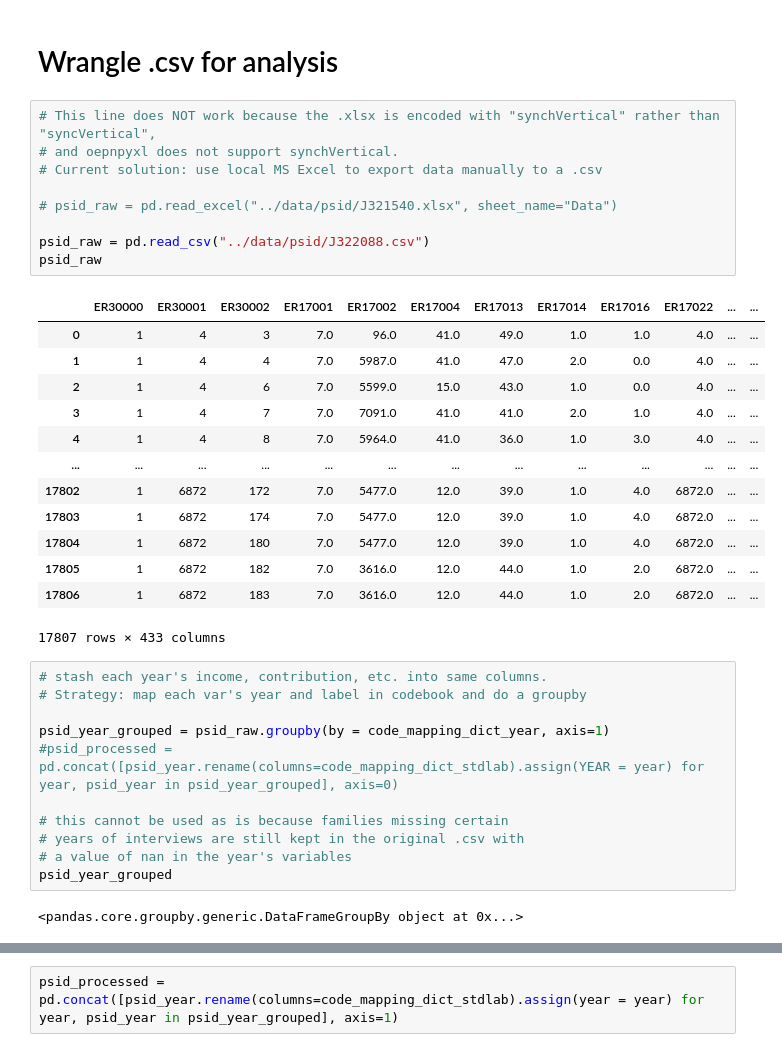
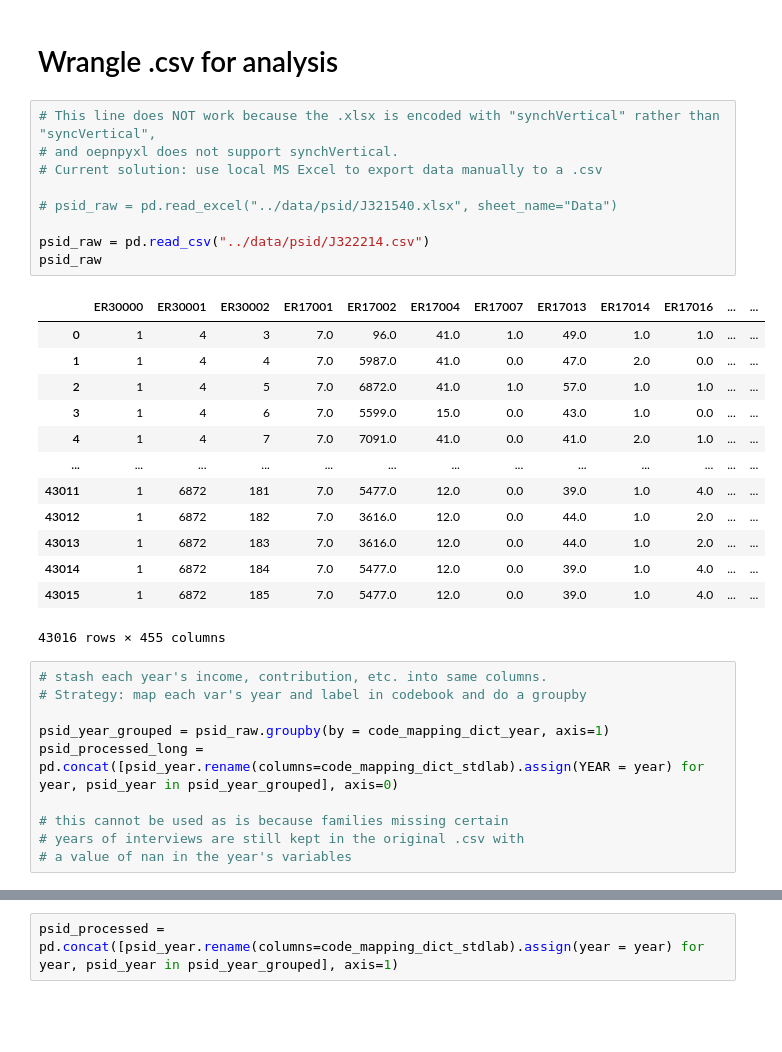
Before and after one commit to DSPG-Young-Scholars-Program/biokind_dspg23, a Jupyter notebook: state_economics/code/psid_preprocess.ipynb, the cells around one changed output, grey strips where cells are left out. Drawn from its saved outputs; the diff is of its cells as text; blank space fills up the shorter version.

Commit message:
updated psid files

```diff
--- a/state_economics/code/psid_preprocess.ipynb
+++ b/state_economics/code/psid_preprocess.ipynb
@@ -155,36 +157,33 @@ code_mapping_dict_stdlab = codebook_df.set_index("NAME").STANDARDIZED_LABEL.to_d
 # %%
 # This line does NOT work because the .xlsx is encoded with "synchVertical" rather than "syncVertical",
 # and oepnpyxl does not support synchVertical.
 # Current solution: use local MS Excel to export data manually to a .csv
 
 # psid_raw = pd.read_excel("../data/psid/J321540.xlsx", sheet_name="Data")
 
-psid_raw = pd.read_csv("../data/psid/J322088.csv")
+psid_raw = pd.read_csv("../data/psid/J322214.csv")
 psid_raw
 # %% [output]
-|  | ER30000 | ER30001 | ER30002 | ER17001 | ER17002 | ER17004 | ER17013 | ER17014 | ER17016 | ER17022 | ... | ... |
-| 0 | 1 | 4 | 3 | 7.0 | 96.0 | 41.0 | 49.0 | 1.0 | 1.0 | 4.0 | ... | ... |
-| 1 | 1 | 4 | 4 | 7.0 | 5987.0 | 41.0 | 47.0 | 2.0 | 0.0 | 4.0 | ... | ... |
-| 2 | 1 | 4 | 6 | 7.0 | 5599.0 | 15.0 | 43.0 | 1.0 | 0.0 | 4.0 | ... | ... |
-| 3 | 1 | 4 | 7 | 7.0 | 7091.0 | 41.0 | 41.0 | 2.0 | 1.0 | 4.0 | ... | ... |
-| 4 | 1 | 4 | 8 | 7.0 | 5964.0 | 41.0 | 36.0 | 1.0 | 3.0 | 4.0 | ... | ... |
+|  | ER30000 | ER30001 | ER30002 | ER17001 | ER17002 | ER17004 | ER17007 | ER17013 | ER17014 | ER17016 | ... | ... |
+| 0 | 1 | 4 | 3 | 7.0 | 96.0 | 41.0 | 1.0 | 49.0 | 1.0 | 1.0 | ... | ... |
+| 1 | 1 | 4 | 4 | 7.0 | 5987.0 | 41.0 | 0.0 | 47.0 | 2.0 | 0.0 | ... | ... |
+| 2 | 1 | 4 | 5 | 7.0 | 6872.0 | 41.0 | 1.0 | 57.0 | 1.0 | 1.0 | ... | ... |
+| 3 | 1 | 4 | 6 | 7.0 | 5599.0 | 15.0 | 0.0 | 43.0 | 1.0 | 0.0 | ... | ... |
+| 4 | 1 | 4 | 7 | 7.0 | 7091.0 | 41.0 | 0.0 | 41.0 | 2.0 | 1.0 | ... | ... |
 | ... | ... | ... | ... | ... | ... | ... | ... | ... | ... | ... | ... | ... |
-| 17802 | 1 | 6872 | 172 | 7.0 | 5477.0 | 12.0 | 39.0 | 1.0 | 4.0 | 6872.0 | ... | ... |
-| 17803 | 1 | 6872 | 174 | 7.0 | 5477.0 | 12.0 | 39.0 | 1.0 | 4.0 | 6872.0 | ... | ... |
-| 17804 | 1 | 6872 | 180 | 7.0 | 5477.0 | 12.0 | 39.0 | 1.0 | 4.0 | 6872.0 | ... | ... |
-| 17805 | 1 | 6872 | 182 | 7.0 | 3616.0 | 12.0 | 44.0 | 1.0 | 2.0 | 6872.0 | ... | ... |
-| 17806 | 1 | 6872 | 183 | 7.0 | 3616.0 | 12.0 | 44.0 | 1.0 | 2.0 | 6872.0 | ... | ... |
+| 43011 | 1 | 6872 | 181 | 7.0 | 5477.0 | 12.0 | 0.0 | 39.0 | 1.0 | 4.0 | ... | ... |
+| 43012 | 1 | 6872 | 182 | 7.0 | 3616.0 | 12.0 | 0.0 | 44.0 | 1.0 | 2.0 | ... | ... |
+| 43013 | 1 | 6872 | 183 | 7.0 | 3616.0 | 12.0 | 0.0 | 44.0 | 1.0 | 2.0 | ... | ... |
+| 43014 | 1 | 6872 | 184 | 7.0 | 5477.0 | 12.0 | 0.0 | 39.0 | 1.0 | 4.0 | ... | ... |
+| 43015 | 1 | 6872 | 185 | 7.0 | 5477.0 | 12.0 | 0.0 | 39.0 | 1.0 | 4.0 | ... | ... |
-17807 rows × 433 columns
+43016 rows × 455 columns
 # %%
 # stash each year's income, contribution, etc. into same columns.
 # Strategy: map each var's year and label in codebook and do a groupby
 
 psid_year_grouped = psid_raw.groupby(by = code_mapping_dict_year, axis=1)
-#psid_processed = pd.concat([psid_year.rename(columns=code_mapping_dict_stdlab).assign(YEAR = year) for year, psid_year in psid_year_grouped], axis=0)
+psid_processed_long = pd.concat([psid_year.rename(columns=code_mapping_dict_stdlab).assign(YEAR = year) for year, psid_year in psid_year_grouped], axis=0)
 
 # this cannot be used as is because families missing certain
 # years of interviews are still kept in the original .csv with
 # a value of nan in the year's variables
-psid_year_grouped
-# %% [output]
-<pandas.core.groupby.generic.DataFrameGroupBy object at 0x...>
```
Also changed, not shown: parts of 77 cells of this notebook, 20 other files.
